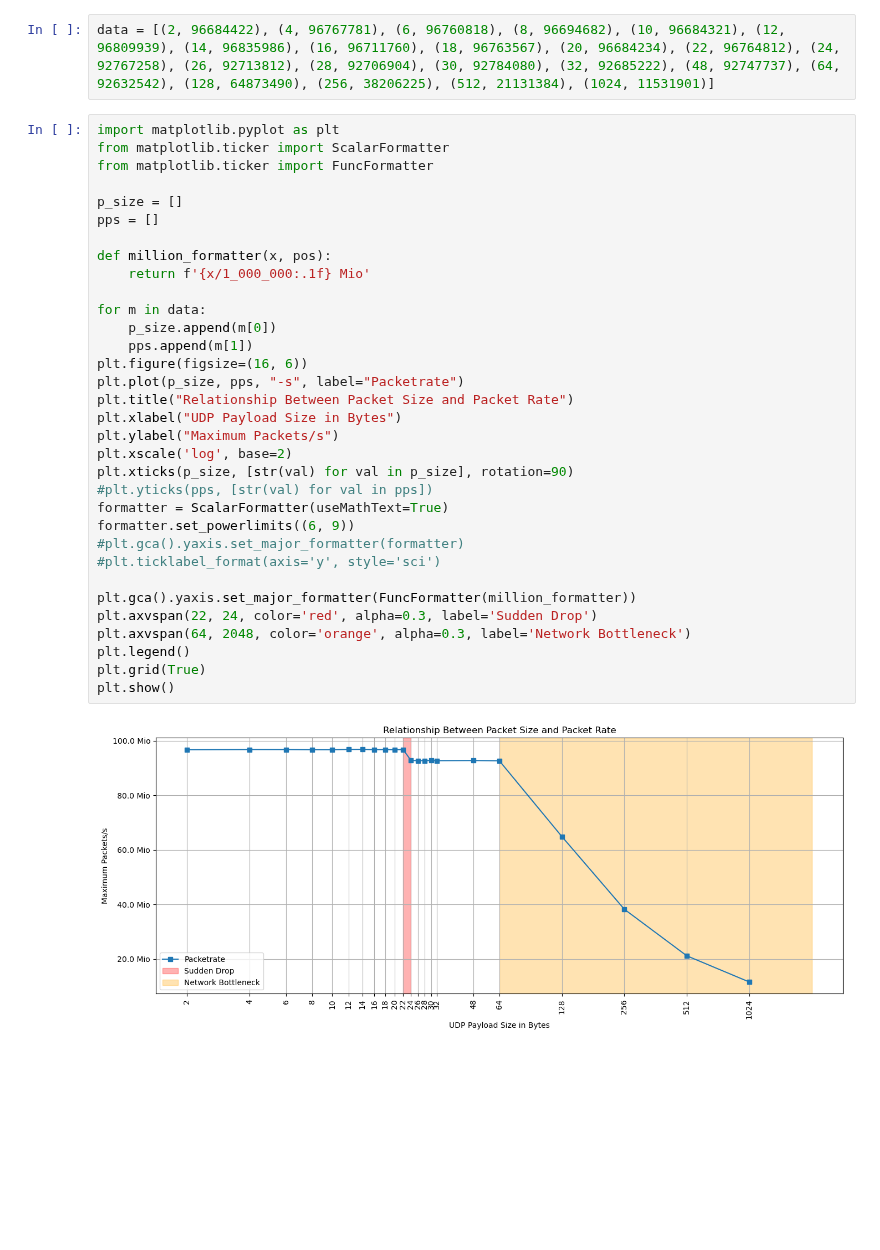
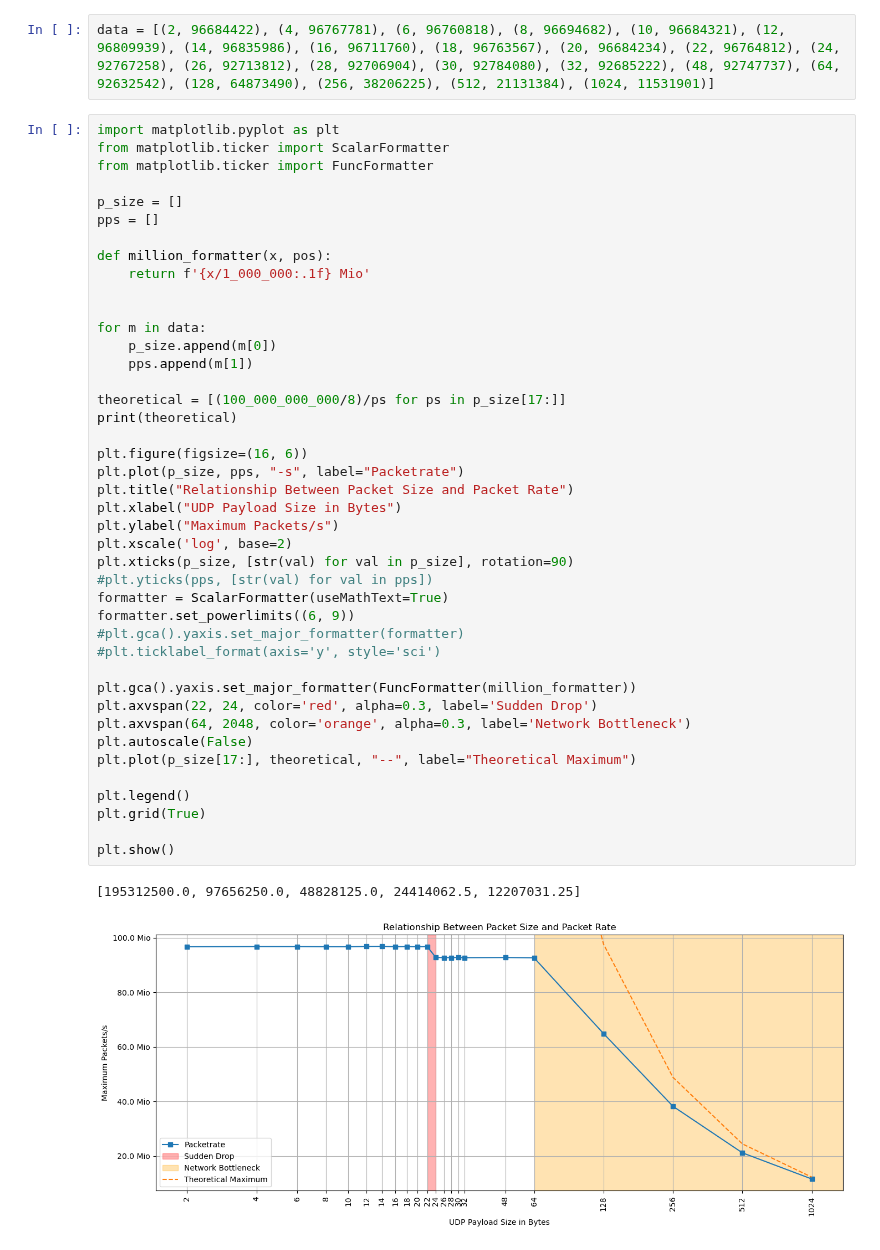
Before and after one commit to gespel/Bachelorarbeit, a Jupyter notebook: notebooks/pps.ipynb, the cells around one changed output. Cells and saved outputs as stored; diff of their text form; blank space fills up the shorter version.

```diff
--- a/notebooks/pps.ipynb
+++ b/notebooks/pps.ipynb
@@ -7,31 +7,41 @@ from matplotlib.ticker import FuncFormatter
 
 p_size = []
 pps = []
 
 def million_formatter(x, pos):
     return f'{x/1_000_000:.1f} Mio'
 
+
 for m in data:
     p_size.append(m[0])
     pps.append(m[1])
+
+theoretical = [(100_000_000_000/8)/ps for ps in p_size[17:]]
+print(theoretical)
+
 plt.figure(figsize=(16, 6))
 plt.plot(p_size, pps, "-s", label="Packetrate")
 plt.title("Relationship Between Packet Size and Packet Rate")
 plt.xlabel("UDP Payload Size in Bytes")
 plt.ylabel("Maximum Packets/s")
 plt.xscale('log', base=2)
 plt.xticks(p_size, [str(val) for val in p_size], rotation=90)
 #plt.yticks(pps, [str(val) for val in pps])
 formatter = ScalarFormatter(useMathText=True)
 formatter.set_powerlimits((6, 9))
 #plt.gca().yaxis.set_major_formatter(formatter)
 #plt.ticklabel_format(axis='y', style='sci')
 
 plt.gca().yaxis.set_major_formatter(FuncFormatter(million_formatter))
 plt.axvspan(22, 24, color='red', alpha=0.3, label='Sudden Drop')
 plt.axvspan(64, 2048, color='orange', alpha=0.3, label='Network Bottleneck')
+plt.autoscale(False)
+plt.plot(p_size[17:], theoretical, "--", label="Theoretical Maximum")
+
 plt.legend()
 plt.grid(True)
+
 plt.show()
 # %% [output]
+[195312500.0, 97656250.0, 48828125.0, 24414062.5, 12207031.25]
-[figure, old version]
+[figure, new version]
```
Also changed, not shown: 2 other files.
